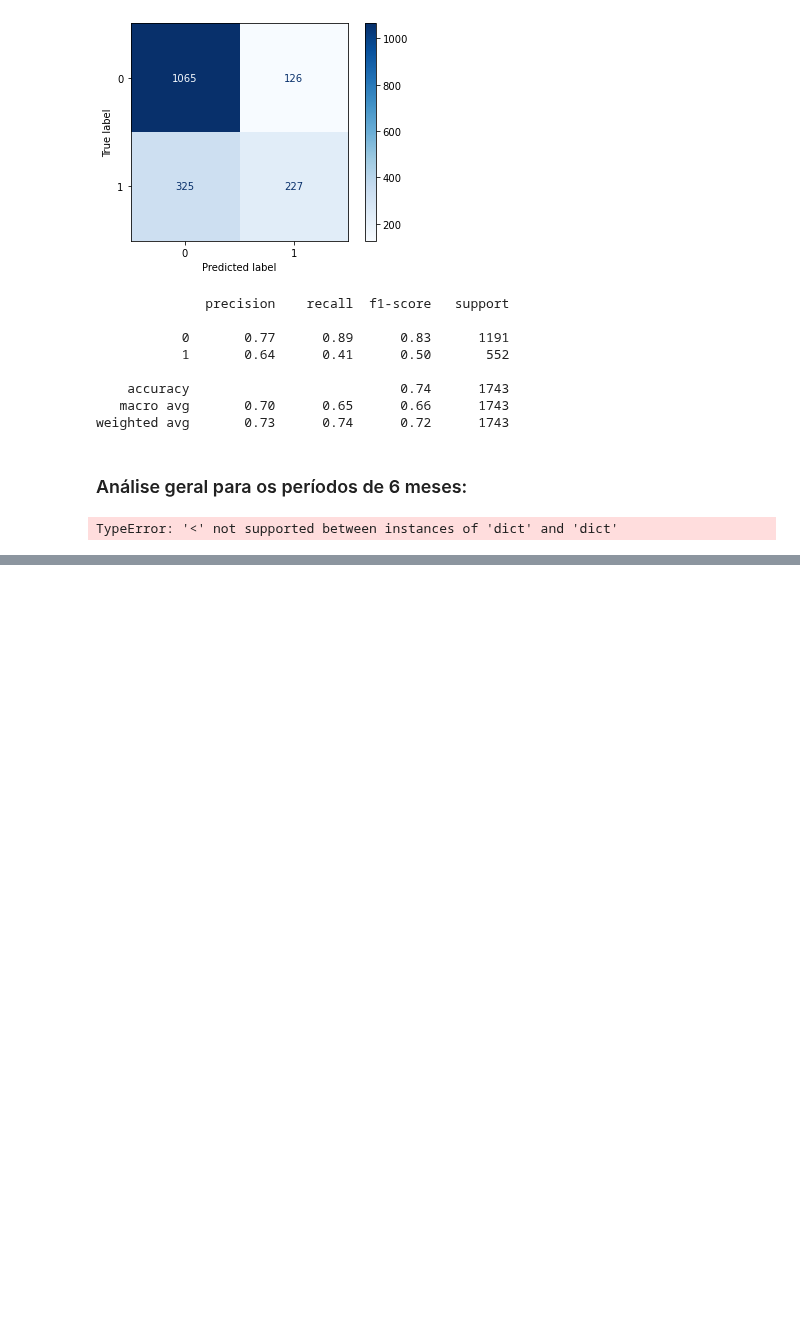
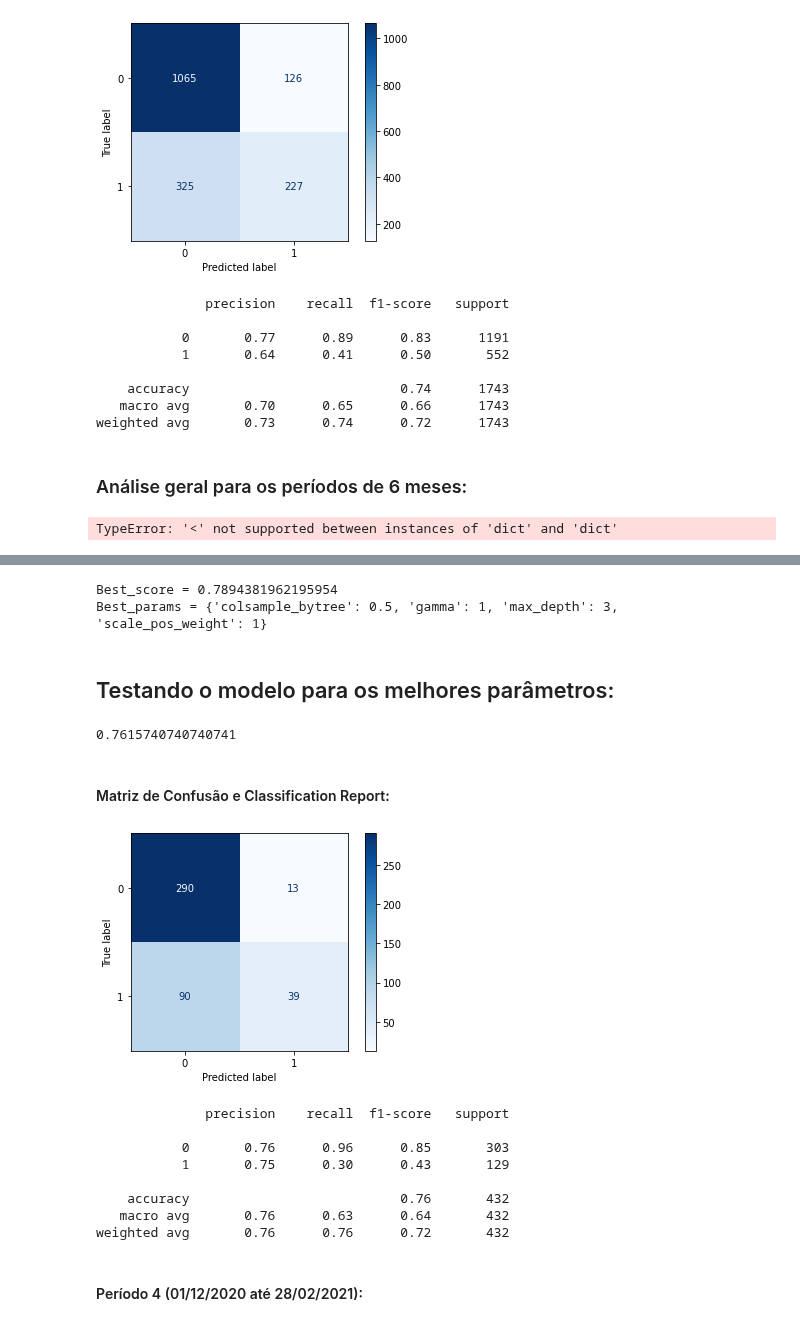
Before and after one commit to bielarnaud/Estudo_dados_de_covid, a Jupyter notebook: Codes/XGBoost.ipynb, the cells around one changed output, grey strips where cells are left out. Cells and saved outputs as stored; diff of their text form; code cells hidden in the pictures; blank space fills up the shorter version.

```diff
--- a/Codes/XGBoost.ipynb
+++ b/Codes/XGBoost.ipynb
@@ -1024,0 +1102,7 @@ print(f'Best_params = {best_params_periodos_3meses[2][index]}')
+# %%
+random_forest = Random_forest(periodo_3)
+random_forest.run_graves()
+
+df_p33m = random_forest.df
+df_p33m = df_p33m[list_features]
+df_p33m
@@ -1024,0 +1171,41 @@ print(f'Best_params = {best_params_periodos_3meses[2][index]}')
+# %%
+print(f'Best_score = {max(best_scores_periodos_3meses[2])}')
+index = best_scores_periodos_3meses[2].index(max(best_scores_periodos_3meses[2]))
+print(f'Best_params = {best_params_periodos_3meses[2][index]}')
+# %% [output]
+Best_score = 0.7894381962195954
+Best_params = {'colsample_bytree': 0.5, 'gamma': 1, 'max_depth': 3, 'scale_pos_weight': 1}
+# %% [markdown]
+## Testando o modelo para os melhores parâmetros:
+# %%
+# parametrizando o modelo final
+final_cl_p33m = xgb.XGBClassifier(colsample_bytree = 0.5, gamma = 1, max_depth = 3, scale_pos_weight = 1)
+
+#treinando o modelo final
+final_cl_p33m.fit(X_train, y_train)
+
+
+preds = final_cl_p33m.predict(X_test)
+
+accuracy_score(y_test, preds)
+# %% [output]
+0.7615740740740741
+# %% [markdown]
+#### Matriz de Confusão e Classification Report:
+# %%
+confusion_matrix(y_test, preds)
+matrix = plot_confusion_matrix(final_cl_p33m, X_test, y_test, cmap=plt.cm.Blues)
+plt.show()
+print(classification_report(y_test, preds))
+# %% [output]
+[figure, added]
+              precision    recall  f1-score   support
+
+           0       0.76      0.96      0.85       303
+           1       0.75      0.30      0.43       129
+
+    accuracy                           0.76       432
+   macro avg       0.76      0.63      0.64       432
+weighted avg       0.76      0.76      0.72       432
+# %% [markdown]
+#### Período 4 (01/12/2020 até 28/02/2021):
```
Also changed, not shown: parts of 103 cells of this notebook.
